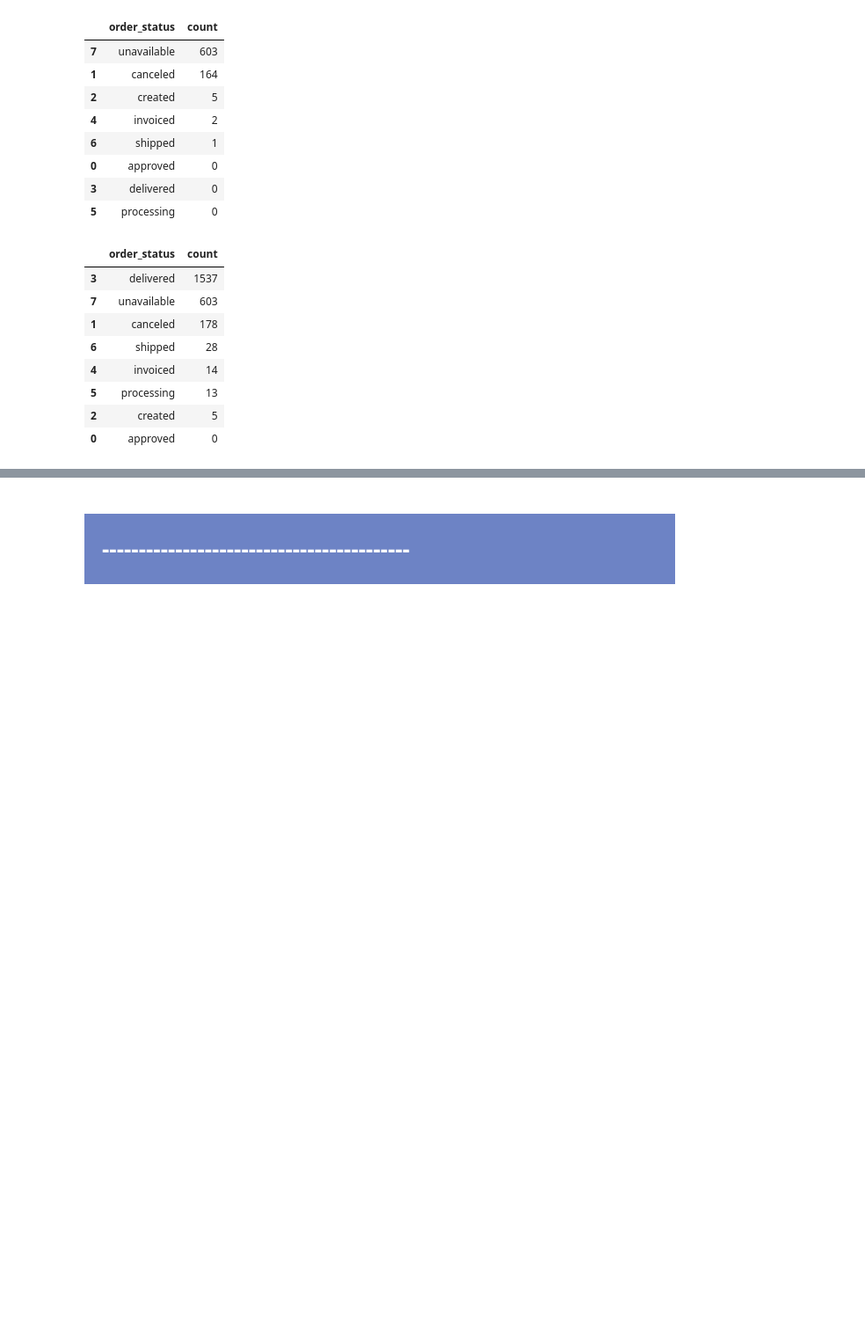
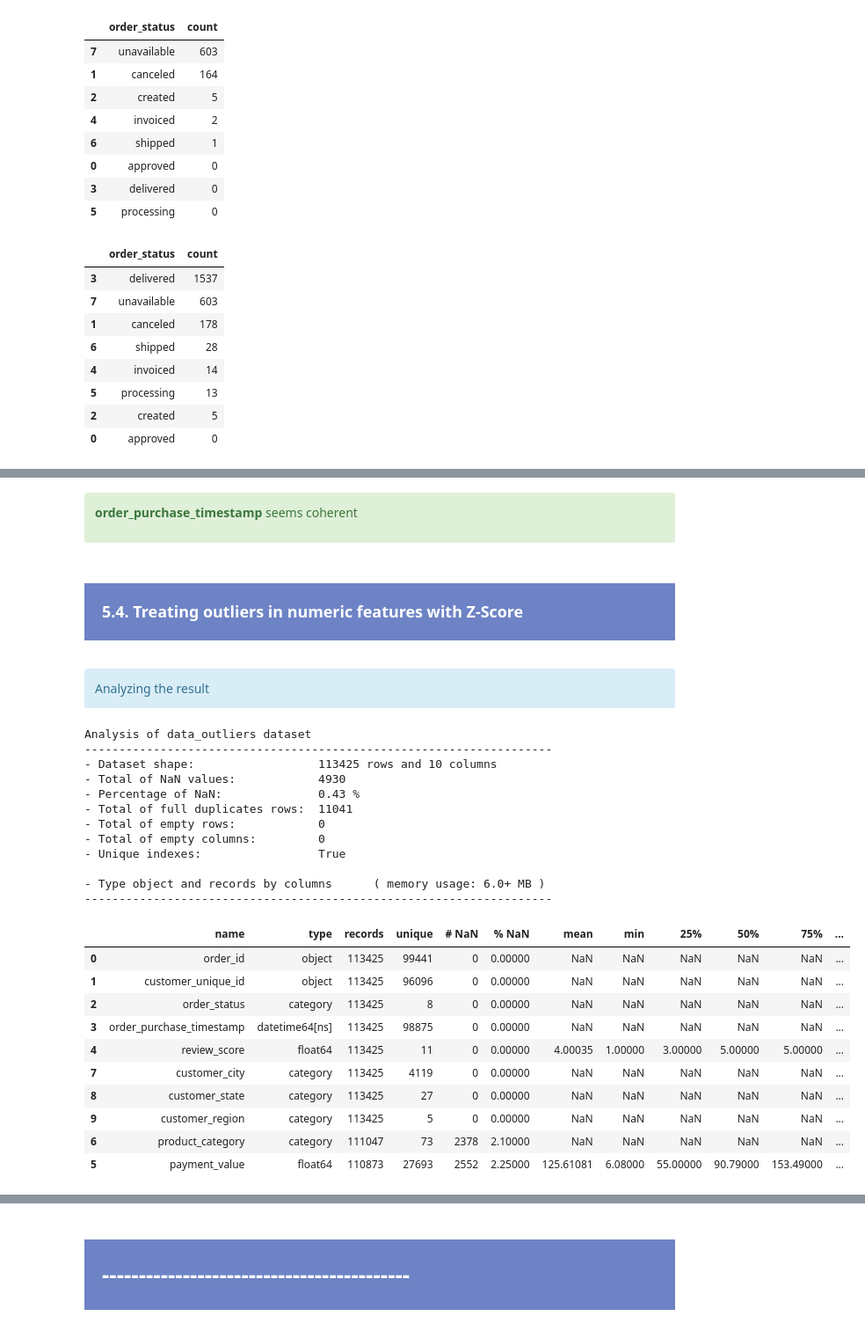
Before and after one commit to samirhinojosa/OC-P5-segment-customers-of-website, a Jupyter notebook: analysis_notebook.ipynb, the cells around one changed output, grey strips where cells are left out. Shown at 88% size. Cells and saved outputs as stored; diff of their text form; code cells hidden in the pictures; blank space fills up the shorter version.

```diff
--- a/analysis_notebook.ipynb
+++ b/analysis_notebook.ipynb
@@ -1703,0 +1750,8 @@ data["product_category"].isnull().groupby(data["order_status"]).sum().astype(int
+# %% [markdown]
+<div class="alert alert-block alert-success">
+    <p><b>order_purchase_timestamp</b> seems coherent</p>
+</div>
+# %% [markdown]
+<div style="background-color: #6D83C5;" >
+    <h3 style="margin: auto; padding: 20px; color:#fff; ">5.4. Treating outliers in numeric features with Z-Score</h3>
+</div>
@@ -1703,0 +1764,51 @@ data["product_category"].isnull().groupby(data["order_status"]).sum().astype(int
+# %%
+flag = True
+
+for product_category in data["product_category"].unique():
+
+    if flag:
+        df_temp_outliers = data[data["product_category"].isnull()].copy()
+        flag = False
+    else:
+        # for each property type, we are going to define the max and min threshold to replace outliers
+        df_temp_outliers  = data[data["product_category"] == product_category].copy()
+
+        for col in NUMERIC_COLS:
+
+            # Defining the Z Score
+            df_temp_outliers[col + "_zscore"] = (df_temp_outliers[col] - df_temp_outliers[col].mean()) / df_temp_outliers[col].std()
+            df_temp_outliers.loc[(df_temp_outliers[col + "_zscore"] > 3) | (df_temp_outliers[col + "_zscore"] < -3), col] = np.nan
+
+            del df_temp_outliers[col + "_zscore"]
+
+    data_outliers = pd.concat([data_outliers, df_temp_outliers])
+# %% [markdown]
+<div class="alert alert-block alert-info">
+     Analyzing the result
+</div>
+# %%
+df_analysis(data_outliers, "data_outliers", type_analysis="complete")
+# %% [output]
+Analysis of data_outliers dataset
+--------------------------------------------------------------------
+- Dataset shape:                  113425 rows and 10 columns
+- Total of NaN values:            4930
+- Percentage of NaN:              0.43 %
+- Total of full duplicates rows:  11041
+- Total of empty rows:            0
+- Total of empty columns:         0
+- Unique indexes:                 True
+
+- Type object and records by columns      ( memory usage: 6.0+ MB )
+--------------------------------------------------------------------
+|  | name | type | records | unique | # NaN | % NaN | mean | min | 25% | 50% | 75% | ... |
+| 0 | order_id | object | 113425 | 99441 | 0 | 0.00000 | NaN | NaN | NaN | NaN | NaN | ... |
+| 1 | customer_unique_id | object | 113425 | 96096 | 0 | 0.00000 | NaN | NaN | NaN | NaN | NaN | ... |
+| 2 | order_status | category | 113425 | 8 | 0 | 0.00000 | NaN | NaN | NaN | NaN | NaN | ... |
+| 3 | order_purchase_timestamp | datetime64[ns] | 113425 | 98875 | 0 | 0.00000 | NaN | NaN | NaN | NaN | NaN | ... |
+| 4 | review_score | float64 | 113425 | 11 | 0 | 0.00000 | 4.00035 | 1.00000 | 3.00000 | 5.00000 | 5.00000 | ... |
+| 7 | customer_city | category | 113425 | 4119 | 0 | 0.00000 | NaN | NaN | NaN | NaN | NaN | ... |
+| 8 | customer_state | category | 113425 | 27 | 0 | 0.00000 | NaN | NaN | NaN | NaN | NaN | ... |
+| 9 | customer_region | category | 113425 | 5 | 0 | 0.00000 | NaN | NaN | NaN | NaN | NaN | ... |
+| 6 | product_category | category | 111047 | 73 | 2378 | 2.10000 | NaN | NaN | NaN | NaN | NaN | ... |
+| 5 | payment_value | float64 | 110873 | 27693 | 2552 | 2.25000 | 125.61081 | 6.08000 | 55.00000 | 90.79000 | 153.49000 | ... |
```
Also changed, not shown: parts of 24 cells of this notebook, 2 other files.
